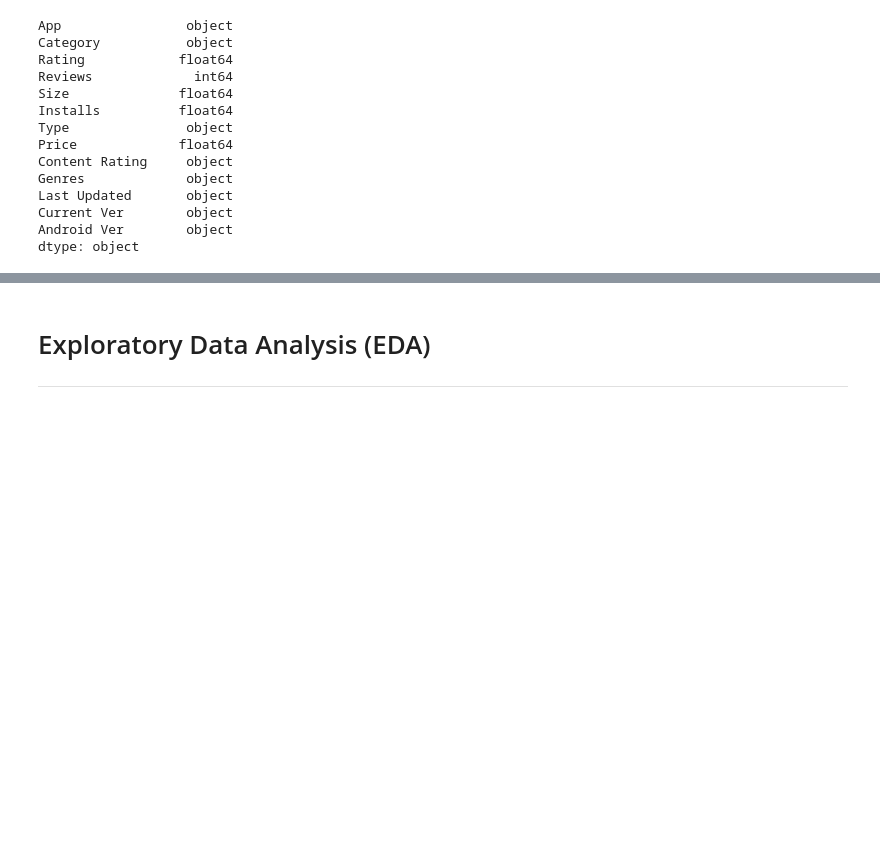
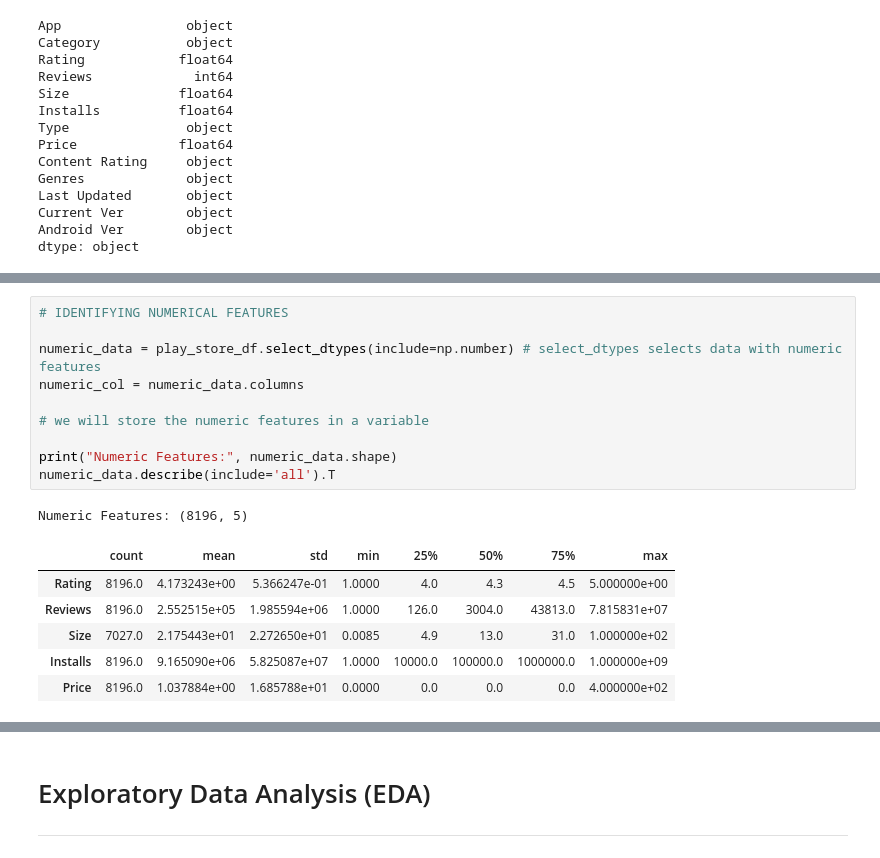
Before and after one commit to Anupam-Durutkar/Exploratory-Analysis-On-Play-Store-Apps, a Jupyter notebook: Exploratory_Analysis_On_Play_Store_Apps.ipynb, the cells around one changed output, grey strips where cells are left out. Cells and saved outputs as stored; diff of their text form; blank space fills up the shorter version.

```diff
--- a/Exploratory_Analysis_On_Play_Store_Apps.ipynb
+++ b/Exploratory_Analysis_On_Play_Store_Apps.ipynb
@@ -402,0 +397,18 @@ Yes, It looks like they are slightly different
+# %%
+# IDENTIFYING NUMERICAL FEATURES
+
+numeric_data = play_store_df.select_dtypes(include=np.number) # select_dtypes selects data with numeric features
+numeric_col = numeric_data.columns
+
+# we will store the numeric features in a variable
+
+print("Numeric Features:", numeric_data.shape)
+numeric_data.describe(include='all').T
+# %% [output]
+Numeric Features: (8196, 5)
+|  | count | mean | std | min | 25% | 50% | 75% | max |
+| Rating | 8196.0 | 4.173243e+00 | 5.366247e-01 | 1.0000 | 4.0 | 4.3 | 4.5 | 5.000000e+00 |
+| Reviews | 8196.0 | 2.552515e+05 | 1.985594e+06 | 1.0000 | 126.0 | 3004.0 | 43813.0 | 7.815831e+07 |
+| Size | 7027.0 | 2.175443e+01 | 2.272650e+01 | 0.0085 | 4.9 | 13.0 | 31.0 | 1.000000e+02 |
+| Installs | 8196.0 | 9.165090e+06 | 5.825087e+07 | 1.0000 | 10000.0 | 100000.0 | 1000000.0 | 1.000000e+09 |
+| Price | 8196.0 | 1.037884e+00 | 1.685788e+01 | 0.0000 | 0.0 | 0.0 | 0.0 | 4.000000e+02 |
```
Also changed, not shown: parts of 27 cells of this notebook.
